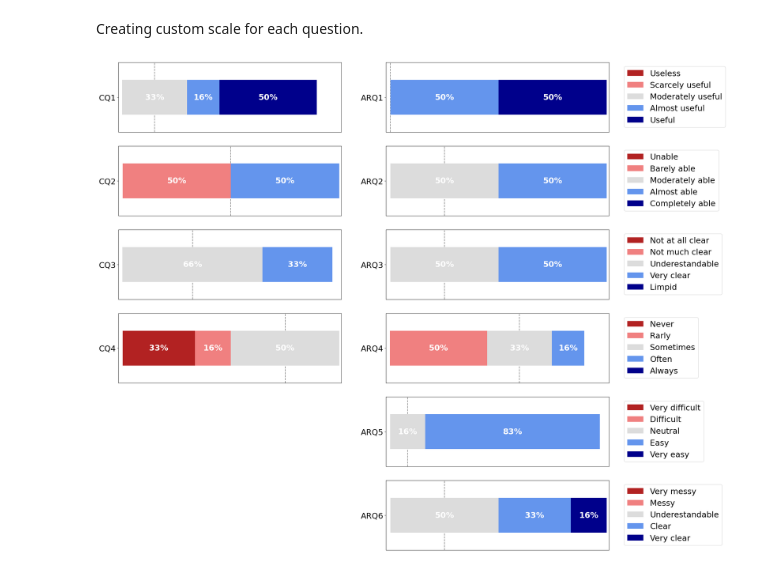
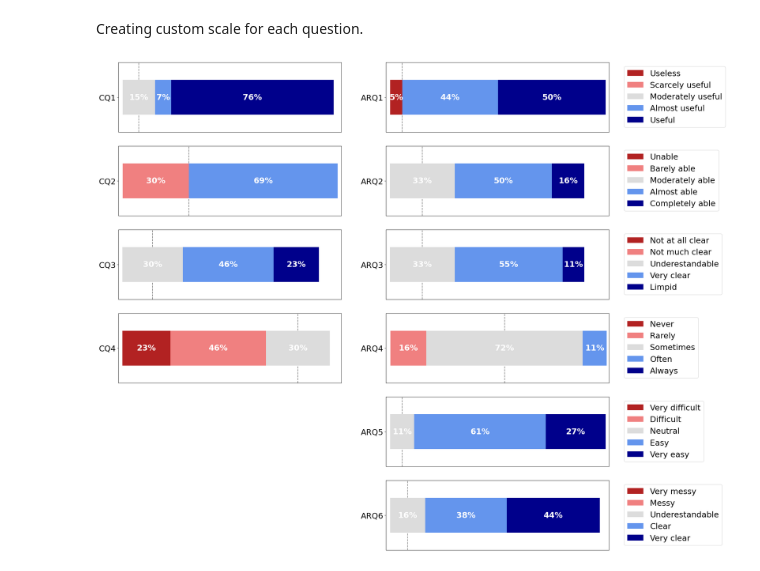
Before and after one commit to gabriel-alex/indico-learning-analysis, a Jupyter notebook: analysis.ipynb, the cells around one changed output. Cells and saved outputs as stored; diff of their text form; code cells hidden in the pictures.

```diff
--- a/analysis.ipynb
+++ b/analysis.ipynb
@@ -55,14 +57,11 @@ Produce the illustartion.
 groupcolor = ['tab:blue', 'tab:orange']
 fig = plt.figure(figsize=(8,8))
 ax = fig.add_axes([0.1, 0.1, 0.9, 0.9])
-ax.set_yticks([0,60,120,180,240,300,360])
-ax.set_yticklabels(['0 min', '1 min', '2 min', '3min', '4 min', '5 min', '6 min'])
-ax.set_ylabel('Mean Time')
+ax.set_ylabel('Mean Time (s)')
+ax.set_xlabel('Group')
 bars = ax.bar(Groups, Results, yerr = Error, width = 0.5, color = groupcolor, align = 'center')
 minlabel = [Results[0]/60, Results[1]/60]
 minlabel = ['%.2f'% elem for elem in minlabel]
 ax.bar_label(bars,minlabel )
-plt.rcParams['font.size'] = '22'
-#plt.rcParams['figure.figsize'] = [32, 24]
 plt.show()
 # %% [output]
@@ -86,7 +122,8 @@ Calculate the Standard deviation of the respective error type.
 error_deviation_AR = dataErrorAR.std(numeric_only=True)
 error_deviation_control = dataErrorControl.std(numeric_only=True)
 # %%
-fig, ax = plt.subplots()
+fig = plt.figure(figsize=(16,8))
+ax = fig.add_subplot(111)
 
 Error_Types = np.array(['Help', 'Disorder', 'Error'])
 X_Axis =  np.arange(len(Error_Types))
@@ -95,11 +132,10 @@ Control_rect = ax.bar(X_Axis - 0.15, error_mean_control, yerr = error_deviation_
 AR_rect = ax.bar(X_Axis + 0.15, error_mean_AR, yerr = error_deviation_AR, width = 0.3, label = "AR group")
 
 ax.set_xticks(X_Axis, Error_Types)
-ax.set_ylabel("Mean amount of error types")
+ax.set_ylabel("Average amount (quantity)")
+ax.set_xlabel("Performance indicator")
 ax.bar_label(Control_rect)
 ax.bar_label(AR_rect)
 ax.legend(loc = 'upper left')
-plt.rcParams['font.size'] = '22'
-plt.rcParams['figure.figsize'] = [10, 16]
 plt.show()
 # %% [output]
@@ -107,15 +161,15 @@ plt.show()
 # %% [markdown]
 ## Analysis of the survey
 # %%
-pathAR = "./SurveyData_ARGroup.xlsx"
-pathC = "./SurveyData_ControlGroup.xlsx"
+pathAR = "./Data/SurveyData_ARGroup-extended.xlsx"
+pathC = "./Data/SurveyData_ControlGroup-extended.xlsx"
 # %% [markdown]
 Creating custom scale for each question.
 # %%
 ARCQ1scale = ['Useless', 'Scarcely useful', 'Moderately useful', 'Almost useful', 'Useful']
 ARCQ2scale = ['Unable', 'Barely able', 'Moderately able', 'Almost able', 'Completely able']
 ARCQ3scale = ['Not at all clear', 'Not much clear', 'Underestandable', 'Very clear', 'Limpid']
-ARCQ4scale = ['Never', 'Rarly', 'Sometimes', 'Often', 'Always']
+ARCQ4scale = ['Never', 'Rarely', 'Sometimes', 'Often', 'Always']
 ARQ5scale = ['Very difficult', 'Difficult', 'Neutral', 'Easy', 'Very easy']
 ARQ6scale = ['Very messy', 'Messy', 'Underestandable', 'Clear', 'Very clear']
 # %%
@@ -132,32 +186,32 @@ dataC4 = pd.read_excel(pathC, usecols=['CQ4'])
 # %%
 fig, axes = plt.subplots(nrows = 6, ncols = 2)
 
 #control group likert statistics
 plot_likert.plot_likert(dataC1,ARCQ1scale, plot_percentage = True, bar_labels = True, ax = axes[0,0] )
 plot_likert.plot_likert(dataC2,ARCQ2scale, plot_percentage = True, bar_labels = True, ax = axes[1,0] )
 plot_likert.plot_likert(dataC3,ARCQ3scale, plot_percentage = True, bar_labels = True, ax = axes[2,0] )
 plot_likert.plot_likert(dataC4,ARCQ4scale, plot_percentage = True, bar_labels = True, ax = axes[3,0] )
 
 #AR group likert statistics
 plot_likert.plot_likert(dataAR1,ARCQ1scale, plot_percentage = True, bar_labels = True, ax = axes[0,1] )
 plot_likert.plot_likert(dataAR2,ARCQ2scale, plot_percentage = True, bar_labels = True, ax = axes[1,1] )
 plot_likert.plot_likert(dataAR3,ARCQ3scale, plot_percentage = True, bar_labels = True, ax = axes[2,1] )
 plot_likert.plot_likert(dataAR4,ARCQ4scale, plot_percentage = True, bar_labels = True, ax = axes[3,1] )
 plot_likert.plot_likert(dataAR5,ARQ5scale, plot_percentage = True, bar_labels = True, ax = axes[4,1])
 plot_likert.plot_likert(dataAR6,ARQ6scale, plot_percentage = True, bar_labels = True, ax = axes[5,1])
 
 #Some visualization management before plotting.
 for i in range(6):
     axes[i,0].axes.xaxis.set_visible(False)
     axes[i,1].axes.xaxis.set_visible(False)
 
 for i in range(4):
     axes[i,0].get_legend().remove()
 
 axes[4,0].set_visible(False)
 axes[5,0].set_visible(False)
 
-plt.rcParams['figure.figsize'] = [24, 24]
+#plt.rcParams['figure.figsize'] = [24, 24]
 plt.show()
 # %% [output]
-[figure, old version]
+[figure, new version]
```
Also changed, not shown: parts of 15 cells of this notebook, 19 other files.
